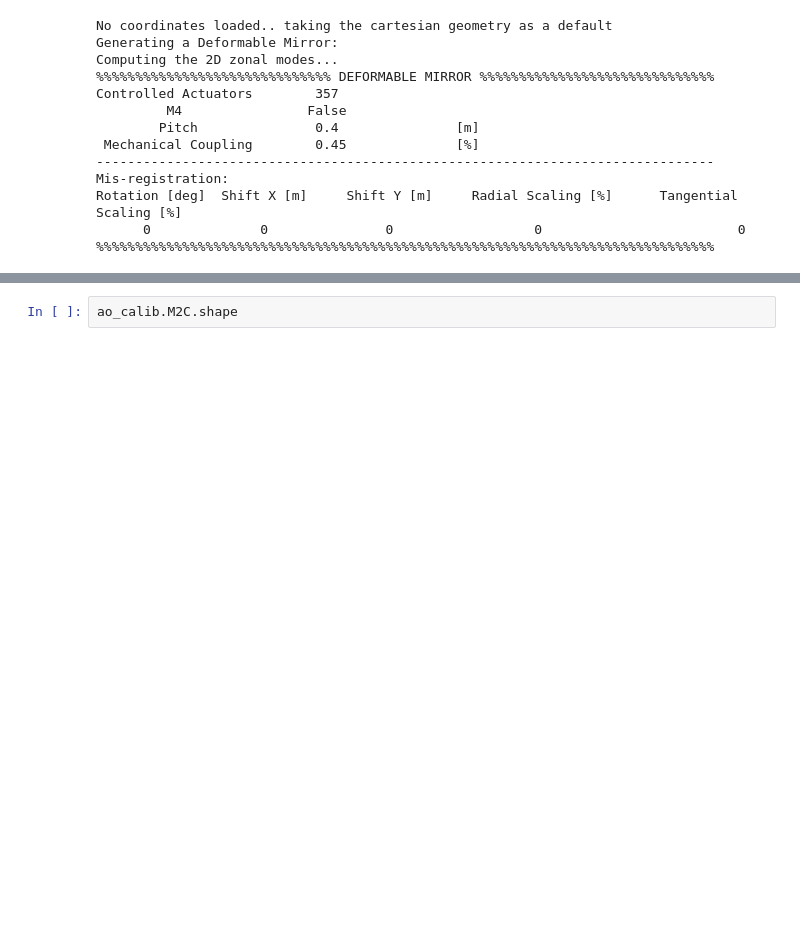
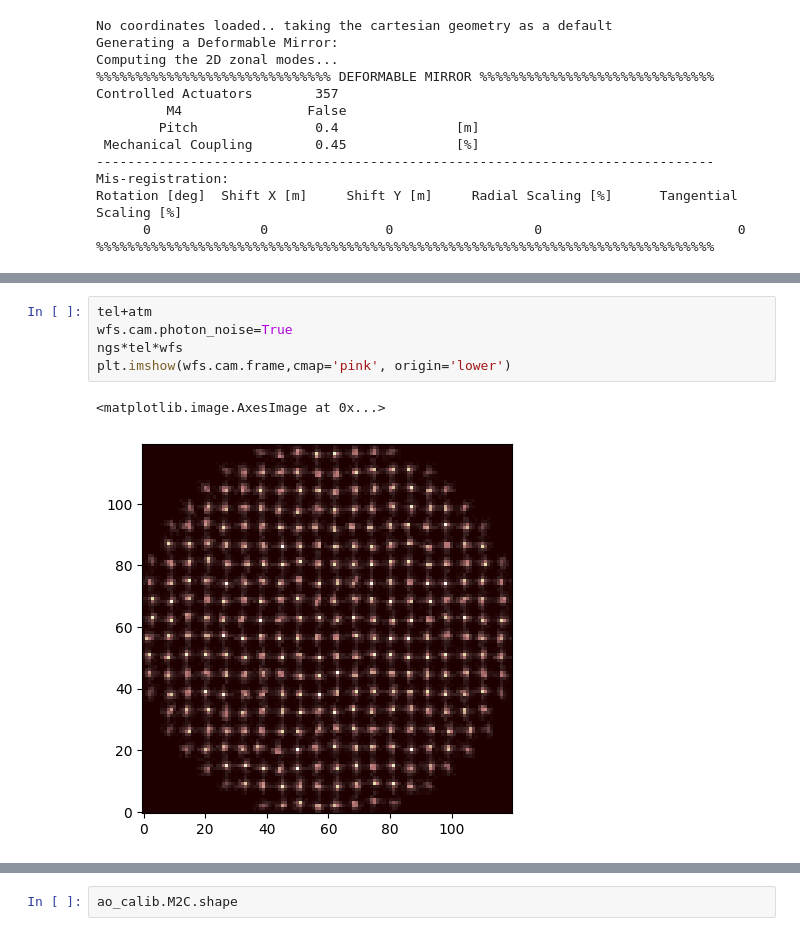
Before and after one commit to CHbloom/SWJTU_OOPAO, a Jupyter notebook: SWJTU_OOPAO/tutorials/scao_system/myAoSystem/test.ipynb, the cells around one changed output, grey strips where cells are left out. Cells and saved outputs as stored; diff of their text form; blank space fills up the shorter version.

```diff
--- a/SWJTU_OOPAO/tutorials/scao_system/myAoSystem/test.ipynb
+++ b/SWJTU_OOPAO/tutorials/scao_system/myAoSystem/test.ipynb
@@ -176,3 +163,11 @@ Done!
+# %%
+tel+atm
+wfs.cam.photon_noise=True
+ngs*tel*wfs
+plt.imshow(wfs.cam.frame,cmap='pink', origin='lower')
+# %% [output]
+<matplotlib.image.AxesImage at 0x...>
+[figure, added]
 # %%
 from tutorials.scao_system.parameter_files.parameterFile_VLT_I_Band_SHWFS import initializeParameterFile
 
```
Also changed, not shown: parts of 26 cells of this notebook.
